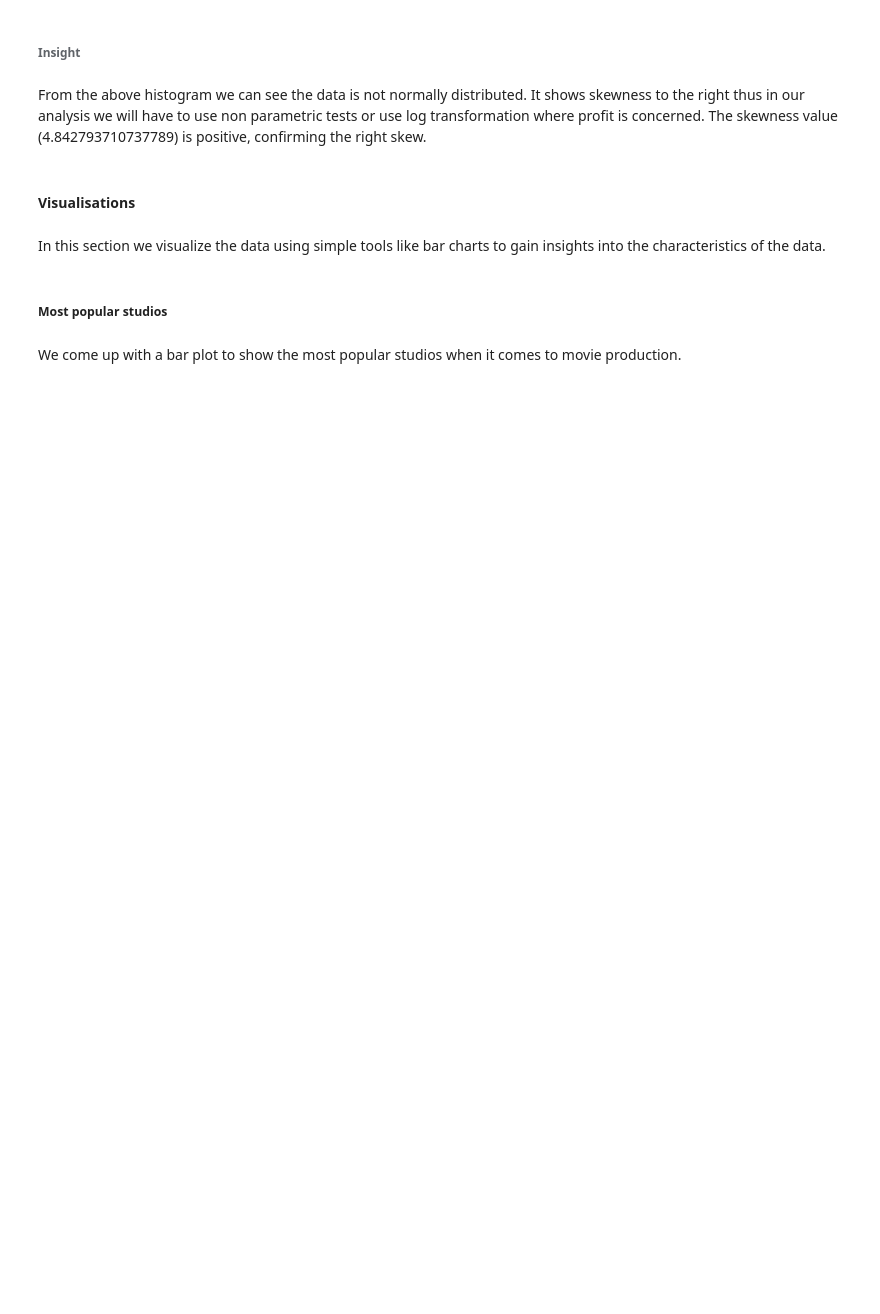
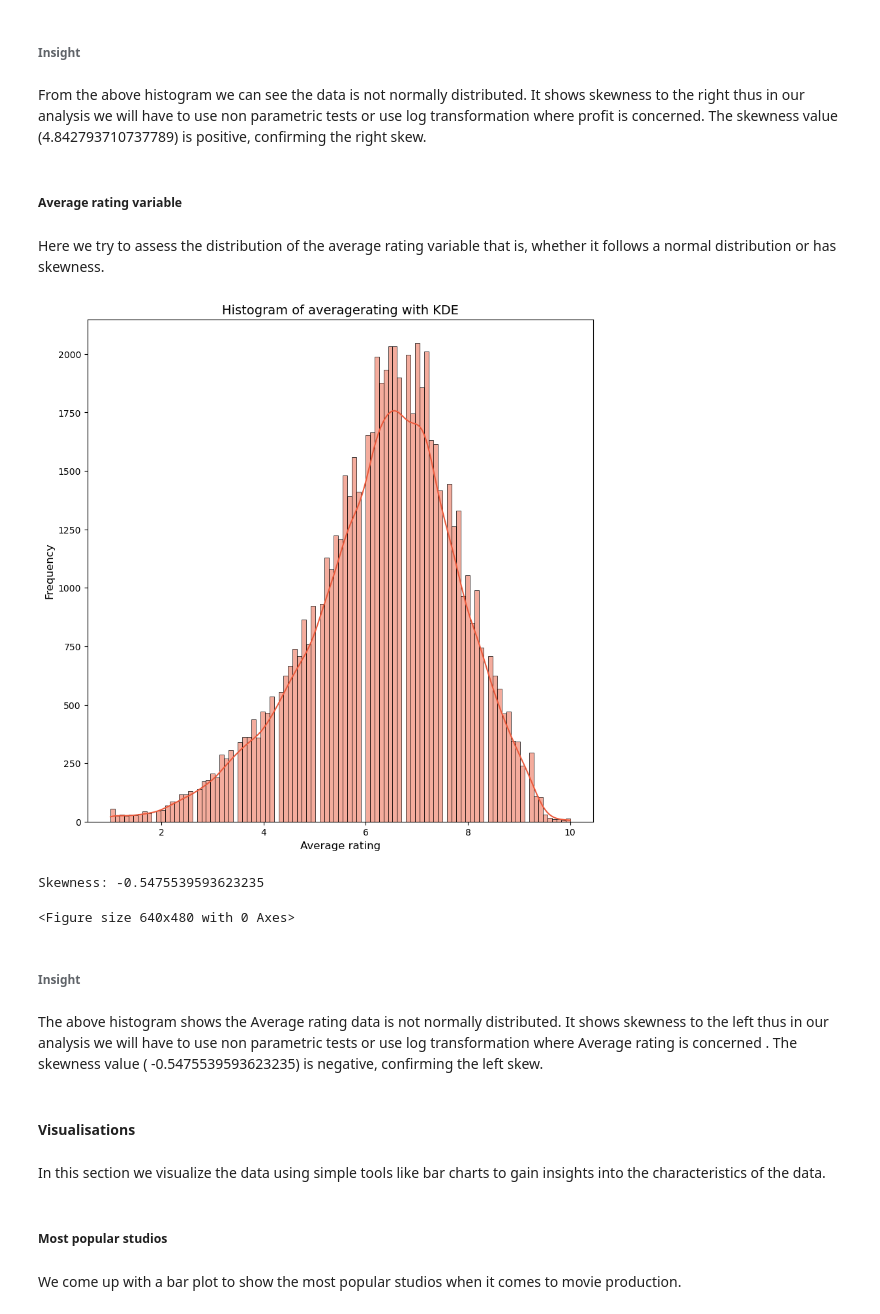
Before and after one commit to Rodgerdev/movies_data_project, a Jupyter notebook: phase 2 project.ipynb, the cells around one changed output. Drawn from its saved outputs; the diff is of its cells as text; code cells hidden in the pictures; blank space fills up the shorter version.

```diff
--- a/phase 2 project.ipynb
+++ b/phase 2 project.ipynb
@@ -1364,6 +1525,38 @@ Skewness: 4.842793710737789
 ###### **Insight**
 # %% [markdown]
 From the above histogram we can see the data is not normally distributed. It shows skewness to the right thus in our analysis we will have to use non parametric tests or use log transformation where profit is concerned. The skewness value  (4.842793710737789) is  positive, confirming the right skew.
+# %% [markdown]
+##### Average rating variable
+# %% [markdown]
+Here we try  to assess the distribution of the average rating variable that is, whether it follows a normal distribution or has skewness.
+# %%
+# Create a figure and axis
+fig, ax = plt.subplots(figsize=(10,10)) # Specify the size of the plot
+
+# Plot the histogram on the axis 'ax'
+sns.histplot(df_imdb['averagerating'], kde=True, color='#EB5A3C', ax=ax)
+
+# Add title and labels
+ax.set_title('Histogram of averagerating with KDE', fontsize=14)
+ax.set_xlabel('Average rating', fontsize=12)
+ax.set_ylabel('Frequency', fontsize=12)
+
+# Show the plot
+plt.show()
+
+# Calculate skewness
+from scipy.stats import skew
+print(f"Skewness: {skew(df_imdb['averagerating'])}")
+
+plt.savefig('averagerating_Distribution.png') #Saves an image of the figure
+# %% [output]
+[figure, added]
+Skewness: -0.5475539593623235
+<Figure size 640x480 with 0 Axes>
+# %% [markdown]
+###### **Insight**
+# %% [markdown]
+The above histogram shows the Average rating data is not normally distributed. It shows skewness to the left thus in our analysis we will have to use non parametric tests or use log transformation where Average rating is concerned . The skewness value  ( -0.5475539593623235) is  negative, confirming the left skew.
 # %% [markdown]
 #### Visualisations
 # %% [markdown]
```
Also changed, not shown: parts of 101 cells of this notebook, 2 other files.
